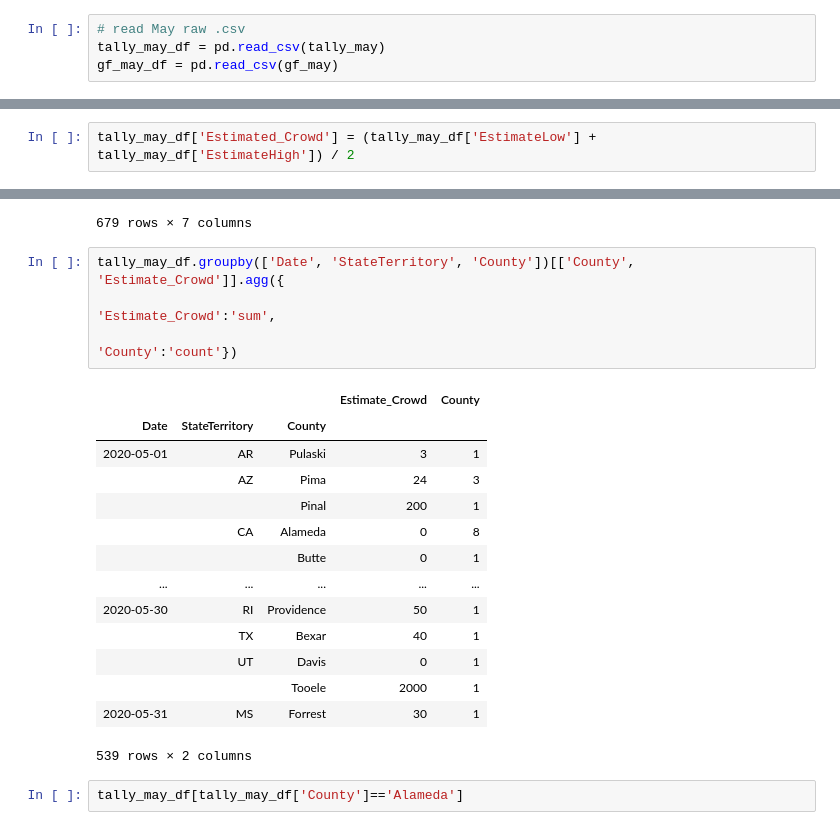
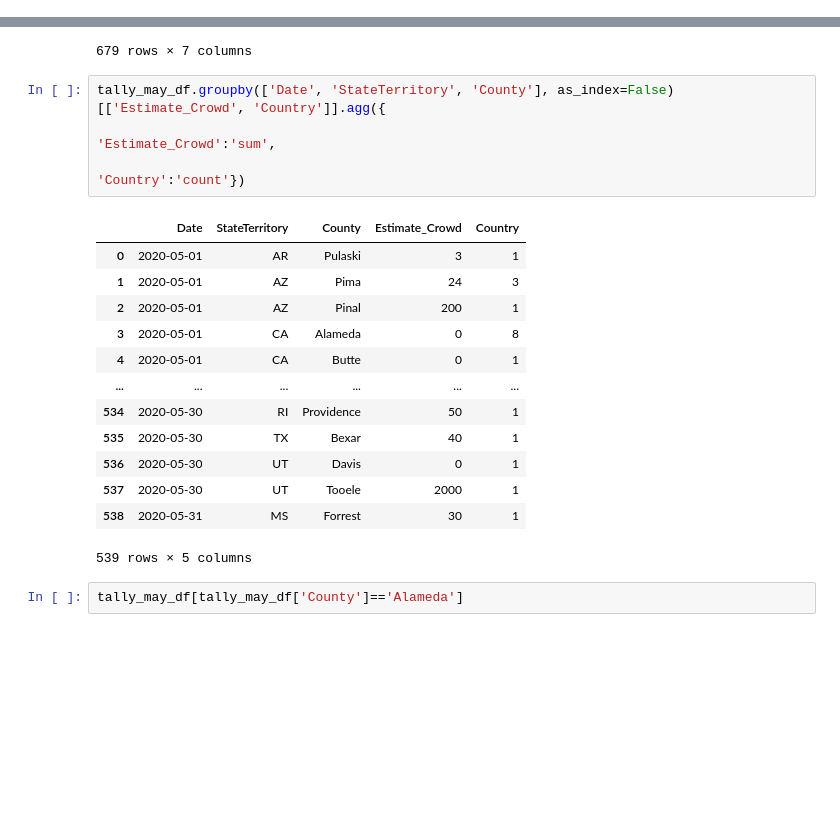
Before and after one commit to 666Chao666/covid19-drafts, a Jupyter notebook: Draft.ipynb, the cells around one changed output, grey strips where cells are left out. Drawn from its saved outputs; the diff is of its cells as text; blank space fills up the shorter version.

```diff
--- a/Draft.ipynb
+++ b/Draft.ipynb
@@ -9,4 +4,0 @@ gf_may = 'https://docs.google.com/spreadsheets/d/1pZo5p9EKZJ87IvPVjIp50nQQPET_uc
-# %%
-# read May raw .csv
-tally_may_df = pd.read_csv(tally_may)
-gf_may_df = pd.read_csv(gf_may)
@@ -40,2 +129,0 @@ tally_may_df
-# %%
-tally_may_df['Estimated_Crowd'] = (tally_may_df['EstimateLow'] + tally_may_df['EstimateHigh']) / 2
@@ -80,24 +180,23 @@ tally_may_df
 | 684 | Forrest | MS | US | 2020-05-31 | 30.0 | 30.0 | 30 |
 679 rows × 7 columns
 # %%
-tally_may_df.groupby(['Date', 'StateTerritory', 'County'])[['County', 'Estimate_Crowd']].agg({
-                                                                          'Estimate_Crowd':'sum',
-                                                                          'County':'count'})
+tally_may_df.groupby(['Date', 'StateTerritory', 'County'], as_index=False)[['Estimate_Crowd', 'Country']].agg({
+                                                                            'Estimate_Crowd':'sum',
+                                                                            'Country':'count'})
 # %% [output]
-|  |  |  | Estimate_Crowd | County |
-| Date | StateTerritory | County |  |  |
-| 2020-05-01 | AR | Pulaski | 3 | 1 |
-|  | AZ | Pima | 24 | 3 |
-|  |  | Pinal | 200 | 1 |
-|  | CA | Alameda | 0 | 8 |
-|  |  | Butte | 0 | 1 |
-| ... | ... | ... | ... | ... |
-| 2020-05-30 | RI | Providence | 50 | 1 |
-|  | TX | Bexar | 40 | 1 |
-|  | UT | Davis | 0 | 1 |
-|  |  | Tooele | 2000 | 1 |
-| 2020-05-31 | MS | Forrest | 30 | 1 |
+|  | Date | StateTerritory | County | Estimate_Crowd | Country |
+| 0 | 2020-05-01 | AR | Pulaski | 3 | 1 |
+| 1 | 2020-05-01 | AZ | Pima | 24 | 3 |
+| 2 | 2020-05-01 | AZ | Pinal | 200 | 1 |
+| 3 | 2020-05-01 | CA | Alameda | 0 | 8 |
+| 4 | 2020-05-01 | CA | Butte | 0 | 1 |
+| ... | ... | ... | ... | ... | ... |
+| 534 | 2020-05-30 | RI | Providence | 50 | 1 |
+| 535 | 2020-05-30 | TX | Bexar | 40 | 1 |
+| 536 | 2020-05-30 | UT | Davis | 0 | 1 |
+| 537 | 2020-05-30 | UT | Tooele | 2000 | 1 |
+| 538 | 2020-05-31 | MS | Forrest | 30 | 1 |
-539 rows × 2 columns
+539 rows × 5 columns
 # %%
 tally_may_df[tally_may_df['County']=='Alameda']
 # %% [output]
```
Also changed, not shown: parts of 18 cells of this notebook, 1 other file.
